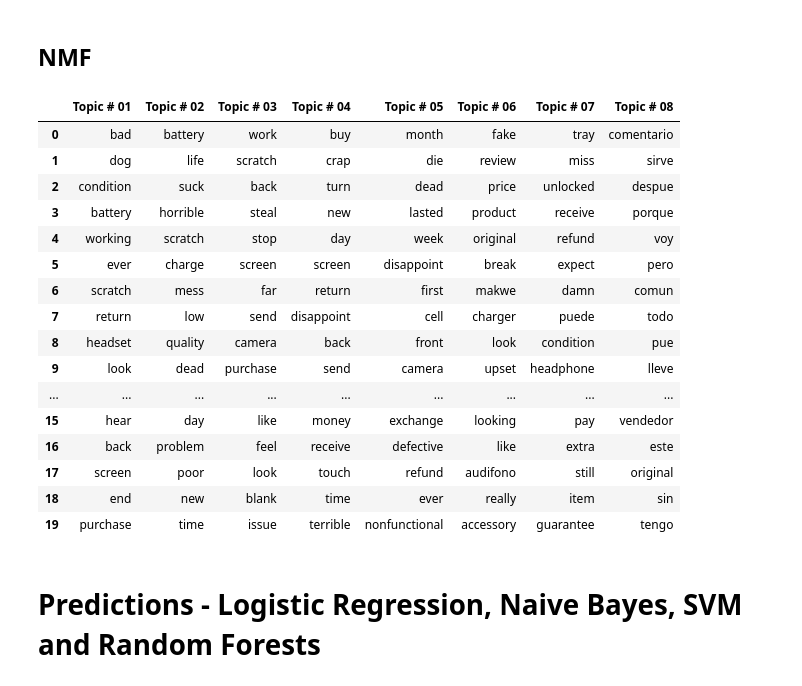
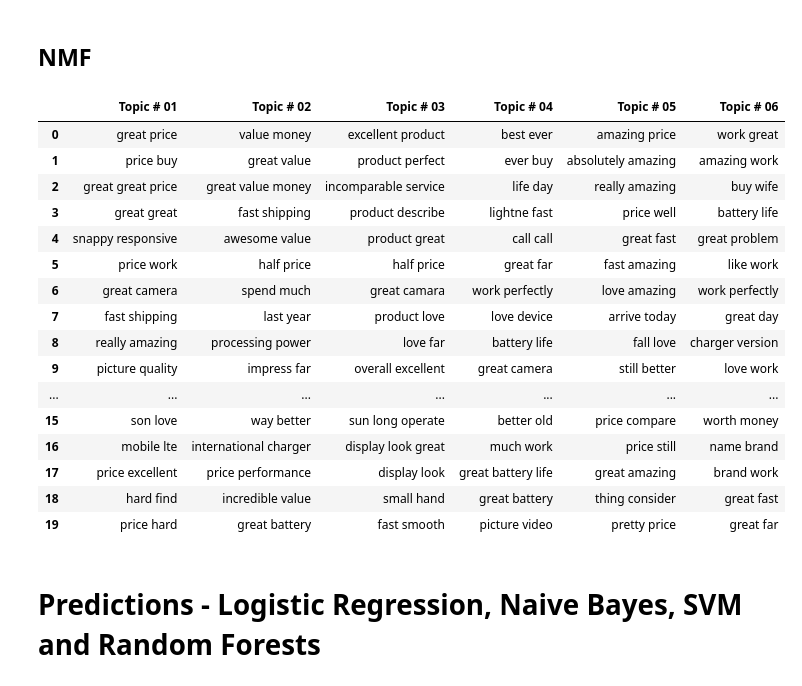
Before and after one commit to Vish4github/News-Category-Classification-using-Transfer-Learning, a Jupyter notebook: Final_Project_Phone_Reviews.ipynb, the cells around one changed output. Drawn from its saved outputs; the diff is of its cells as text; code cells hidden in the pictures.

```diff
--- a/Final_Project_Phone_Reviews.ipynb
+++ b/Final_Project_Phone_Reviews.ipynb
@@ -405,7 +399,7 @@ File read from drive
 # %%
 #@title Sentiment Data
 
-pick_from_drive = False #@param {type:"boolean"}
+pick_from_drive = True #@param {type:"boolean"}
 
 if pick_from_drive:
   file_id = '1-hAZqHhS8pmiX3nJGV_WjQ_GG_cr9LRf'
@@ -613,8 +594,8 @@ else:
 Data imported from Drive
 # %%
 #@title Select Brand & Sentiment
-brand = "Samsung" #@param {type:"string"} ['Motorola', 'Nokia', 'Samsung', 'HUAWEI', 'Sony', 'Apple', 'Google', 'ASUS', 'OnePlus', 'Xiaomi']
-sentiment_topic = "negative" #@param {type:"string"} ['negative', 'positive']
+brand = "Xiaomi" #@param {type:"string"} ['Motorola', 'Nokia', 'Samsung', 'HUAWEI', 'Sony', 'Apple', 'Google', 'ASUS', 'OnePlus', 'Xiaomi']
+sentiment_topic = "positive" #@param {type:"string"} ['negative', 'positive']
 
 # Subset brand data
 topic_df_brand = topic_df[topic_df['brand']==brand]
@@ -711,7 +692,7 @@ trigram_mod = gensim.models.phrases.Phraser(trigram)
 
 data_ready = process_words(data_words)
 
-num_topics =  4#@param {type:"integer"}
+num_topics =  8#@param {type:"integer"}
 
 # Create Dictionary
 id2word = corpora.Dictionary(data_ready)
@@ -797,6 +782,6 @@ sent_topics_sorteddf_mallet
 # %%
 #@title Word Cloud of Top Words
-max_words = 8 #@param {type:"integer"}
+max_words = 10 #@param {type:"integer"}
 # Wordcloud of Top N words in each topic
 
 cols = [color for name, color in mcolors.TABLEAU_COLORS.items()]  # more colors: 'mcolors.XKCD_COLORS'
@@ -810,9 +795,9 @@ cloud = WordCloud(stopwords=custom_stop_words,
                   prefer_horizontal=1.0)
 
 topics = lda_model.show_topics(num_topics=num_topics,num_words=max_words,formatted=False)
-rows = math.ceil(num_topics/2)
-columns = 2
-fig, axes = plt.subplots(rows, columns, figsize=(10,10), sharex=True, sharey=True)
+columns= math.ceil(num_topics/2)
+rows = 2
+fig, axes = plt.subplots(rows, columns, figsize=(3*columns,3*rows), sharex=True, sharey=True)
 
 for i, ax in enumerate(axes.flatten()):
   if i < num_topics:
@@ -944,52 +929,54 @@ Coherence Score:  0.4424598638819431
 # %%
 from sklearn.feature_extraction.text import CountVectorizer, TfidfTransformer;
 from sklearn.decomposition import NMF;
 from sklearn.preprocessing import normalize;
 
-num_topics=8
+num_topics=6
 
 corpus_nmf = [' '.join(text) for text in data_ready]
-vectorizer = CountVectorizer(analyzer='word', max_features=5000);
+vectorizer = CountVectorizer(analyzer='word', max_features=5000,ngram_range=(2,3));
+
 x_counts = vectorizer.fit_transform(corpus_nmf);
 transformer = TfidfTransformer(smooth_idf=False);
 x_tfidf = transformer.fit_transform(x_counts)
 xtfidf_norm = normalize(x_tfidf, norm='l1', axis=1)
+
 model = NMF(n_components=num_topics, init='nndsvd');
 nmf_model=model.fit(xtfidf_norm)
 
 def get_nmf_topics(model, n_top_words):
 
     #the word ids obtained need to be reverse-mapped to the words so we can print the topic names.
     feat_names = vectorizer.get_feature_names()
 
     word_dict = {};
     for i in range(num_topics):
 
         #for each topic, obtain the largest values, and add the words they map to into the dictionary.
         words_ids = model.components_[i].argsort()[:-20 - 1:-1]
         words = [feat_names[key] for key in words_ids]
         word_dict['Topic # ' + '{:02d}'.format(i+1)] = words;
 
     return pd.DataFrame(word_dict);
 get_nmf_topics(model, 20)
 # %% [output]
-|  | Topic # 01 | Topic # 02 | Topic # 03 | Topic # 04 | Topic # 05 | Topic # 06 | Topic # 07 | Topic # 08 |
-| 0 | bad | battery | work | buy | month | fake | tray | comentario |
-| 1 | dog | life | scratch | crap | die | review | miss | sirve |
-| 2 | condition | suck | back | turn | dead | price | unlocked | despue |
-| 3 | battery | horrible | steal | new | lasted | product | receive | porque |
-| 4 | working | scratch | stop | day | week | original | refund | voy |
-| 5 | ever | charge | screen | screen | disappoint | break | expect | pero |
-| 6 | scratch | mess | far | return | first | makwe | damn | comun |
-| 7 | return | low | send | disappoint | cell | charger | puede | todo |
-| 8 | headset | quality | camera | back | front | look | condition | pue |
-| 9 | look | dead | purchase | send | camera | upset | headphone | lleve |
-| ... | ... | ... | ... | ... | ... | ... | ... | ... |
-| 15 | hear | day | like | money | exchange | looking | pay | vendedor |
-| 16 | back | problem | feel | receive | defective | like | extra | este |
-| 17 | screen | poor | look | touch | refund | audifono | still | original |
-| 18 | end | new | blank | time | ever | really | item | sin |
-| 19 | purchase | time | issue | terrible | nonfunctional | accessory | guarantee | tengo |
+|  | Topic # 01 | Topic # 02 | Topic # 03 | Topic # 04 | Topic # 05 | Topic # 06 |
+| 0 | great price | value money | excellent product | best ever | amazing price | work great |
+| 1 | price buy | great value | product perfect | ever buy | absolutely amazing | amazing work |
+| 2 | great great price | great value money | incomparable service | life day | really amazing | buy wife |
+| 3 | great great | fast shipping | product describe | lightne fast | price well | battery life |
+| 4 | snappy responsive | awesome value | product great | call call | great fast | great problem |
+| 5 | price work | half price | half price | great far | fast amazing | like work |
+| 6 | great camera | spend much | great camara | work perfectly | love amazing | work perfectly |
+| 7 | fast shipping | last year | product love | love device | arrive today | great day |
+| 8 | really amazing | processing power | love far | battery life | fall love | charger version |
+| 9 | picture quality | impress far | overall excellent | great camera | still better | love work |
+| ... | ... | ... | ... | ... | ... | ... |
+| 15 | son love | way better | sun long operate | better old | price compare | worth money |
+| 16 | mobile lte | international charger | display look great | much work | price still | name brand |
+| 17 | price excellent | price performance | display look | great battery life | great amazing | brand work |
+| 18 | hard find | incredible value | small hand | great battery | thing consider | great fast |
+| 19 | price hard | great battery | fast smooth | picture video | pretty price | great far |
 # %% [markdown]
 # Predictions - Logistic Regression, Naive Bayes, SVM and Random Forests
 # %%
```
Also changed, not shown: parts of 16 cells of this notebook.
